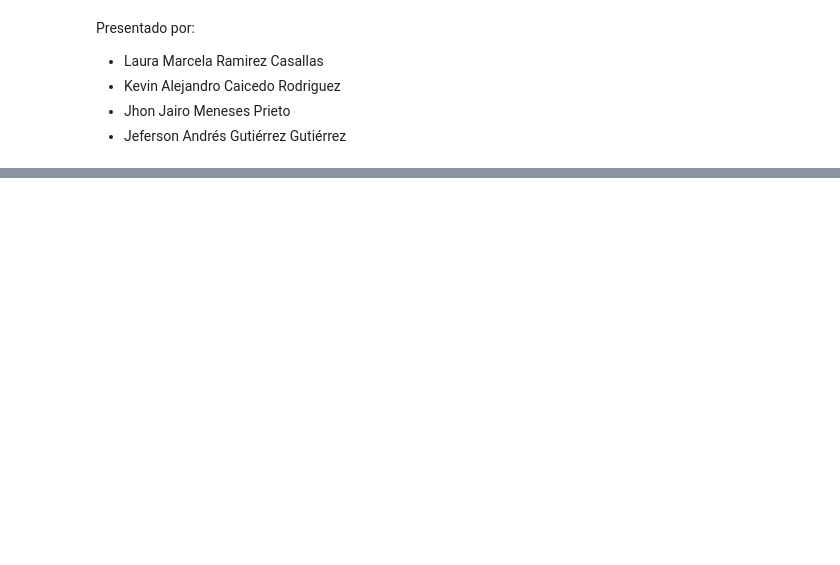
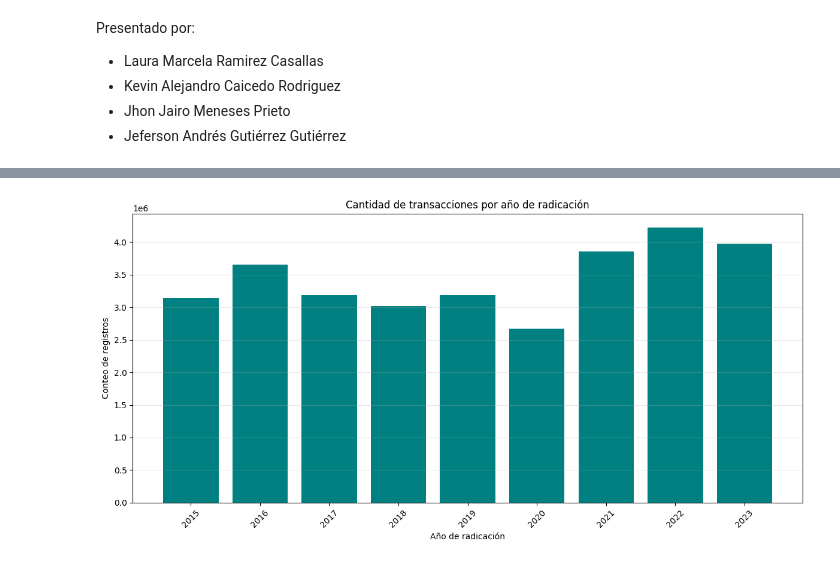
Before and after one commit to kcaicedor/proyecto_MIAD, a Jupyter notebook: exploracion/igac.ipynb, the cells around one changed output, grey strips where cells are left out. Drawn from its saved outputs; the diff is of its cells as text; code cells hidden in the pictures; blank space fills up the shorter version.

```diff
--- a/exploracion/igac.ipynb
+++ b/exploracion/igac.ipynb
@@ -50,0 +541,33 @@ print("Identificadores únicos:", df["estu_consecutivo"].nunique())
+# %%
+# Agrupa todos los registros por año de radicación
+resultado = consultar({
+    "$select": "year_radica, count(*) as conteo",
+    "$group": "year_radica",
+    "$order": "year_radica"
+})
+
+# Convierte el resultado en una tabla
+df_anios = pd.DataFrame(resultado)
+df_anios["conteo"] = pd.to_numeric(df_anios["conteo"], errors="coerce")
+df_anios["year_radica"] = df_anios["year_radica"].fillna("Sin dato")
+
+# Ordena los años numéricamente y deja "Sin dato" al final
+df_anios["orden"] = pd.to_numeric(df_anios["year_radica"], errors="coerce")
+df_anios = df_anios.sort_values(
+    "orden",
+    na_position="last"
+)
+
+# Dibuja el gráfico
+plt.figure(figsize=(12, 6))
+plt.bar(df_anios["year_radica"].astype(str), df_anios["conteo"], color="teal")
+
+plt.title("Cantidad de transacciones por año de radicación")
+plt.xlabel("Año de radicación")
+plt.ylabel("Conteo de registros")
+plt.xticks(rotation=45)
+plt.grid(axis="y", alpha=0.3)
+plt.tight_layout()
+plt.show()
+# %% [output]
+[figure, added]
```
Also changed, not shown: parts of 71 cells of this notebook, 1 other file.
